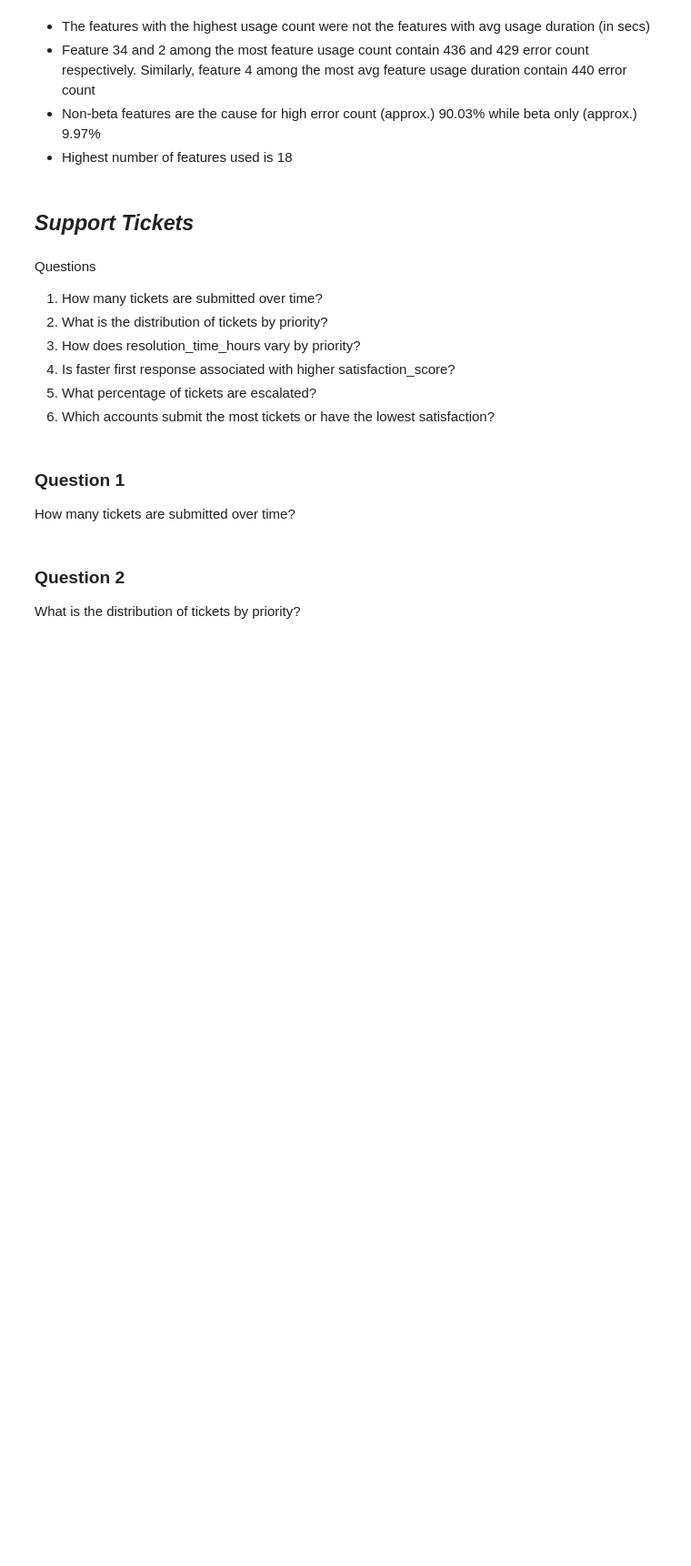
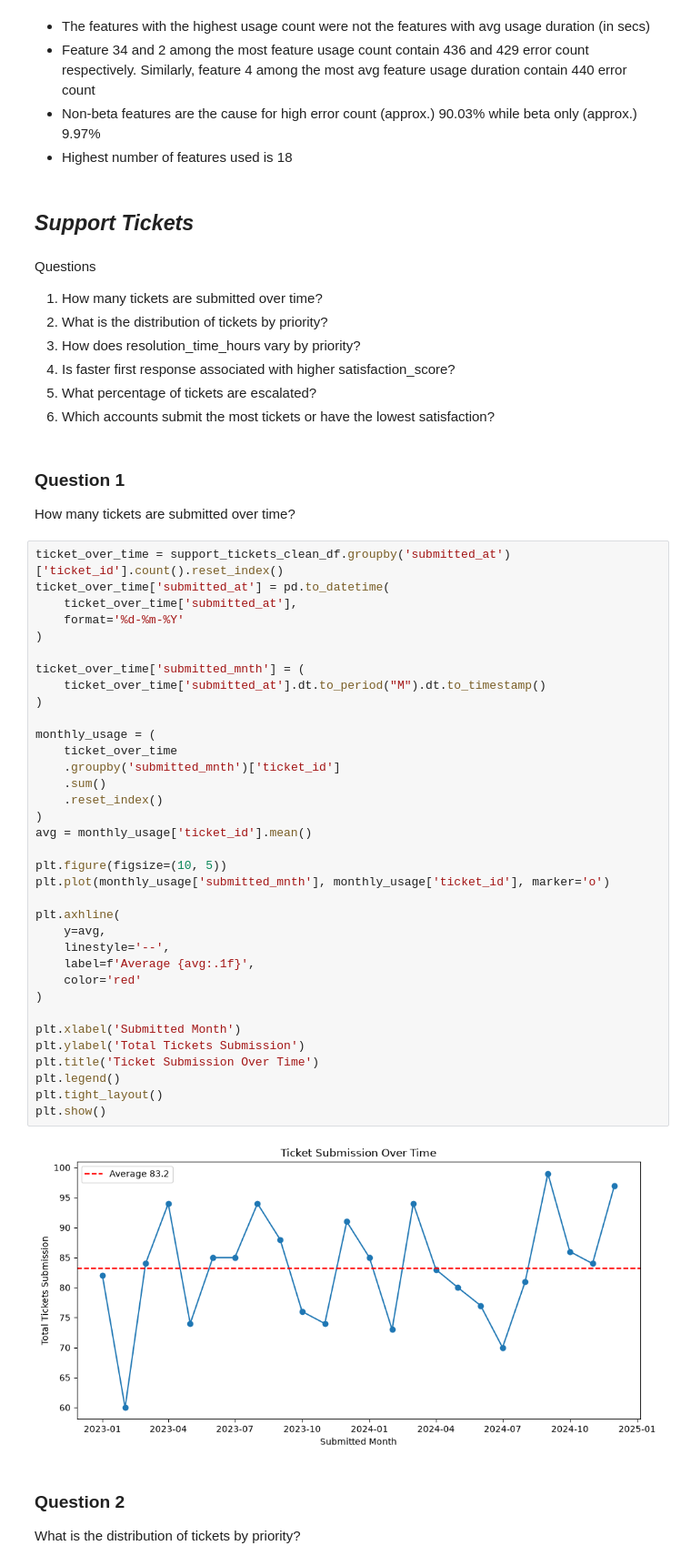
Before and after one commit to UjjwalKarkeyy/Falconstack_SaaS_Growth_Retention, a Jupyter notebook: ETL/etl2_eda.ipynb, the cells around one changed output. Shown at 91% size. Drawn from its saved outputs; the diff is of its cells as text; blank space fills up the shorter version.

Commit message:
Done: 1. Features and Support Tickets table's EDA completed ToDo: 1. Complete that correlation metric in Support Tickets 2. Subscriptions table's 5 & 6 3. Churn events questions

```diff
--- a/ETL/etl2_eda.ipynb
+++ b/ETL/etl2_eda.ipynb
@@ -355,6 +356,43 @@ Questions
 # %% [markdown]
 ### **Question 1**
 How many tickets are submitted over time?
+# %%
+ticket_over_time = support_tickets_clean_df.groupby('submitted_at')['ticket_id'].count().reset_index()
+ticket_over_time['submitted_at'] = pd.to_datetime(
+    ticket_over_time['submitted_at'],
+    format='%d-%m-%Y'
+)
+
+ticket_over_time['submitted_mnth'] = (
+    ticket_over_time['submitted_at'].dt.to_period("M").dt.to_timestamp()
+)
+
+monthly_usage = (
+    ticket_over_time
+    .groupby('submitted_mnth')['ticket_id']
+    .sum()
+    .reset_index()
+)
+avg = monthly_usage['ticket_id'].mean()
+
+plt.figure(figsize=(10, 5))
+plt.plot(monthly_usage['submitted_mnth'], monthly_usage['ticket_id'], marker='o')
+
+plt.axhline(
+    y=avg,
+    linestyle='--',
+    label=f'Average {avg:.1f}',
+    color='red'
+)
+
+plt.xlabel('Submitted Month')
+plt.ylabel('Total Tickets Submission')
+plt.title('Ticket Submission Over Time')
+plt.legend()
+plt.tight_layout()
+plt.show()
+# %% [output]
+[figure, added]
 # %% [markdown]
 ### **Question 2**
 What is the distribution of tickets by priority?
```
Also changed, not shown: parts of 17 cells of this notebook.
